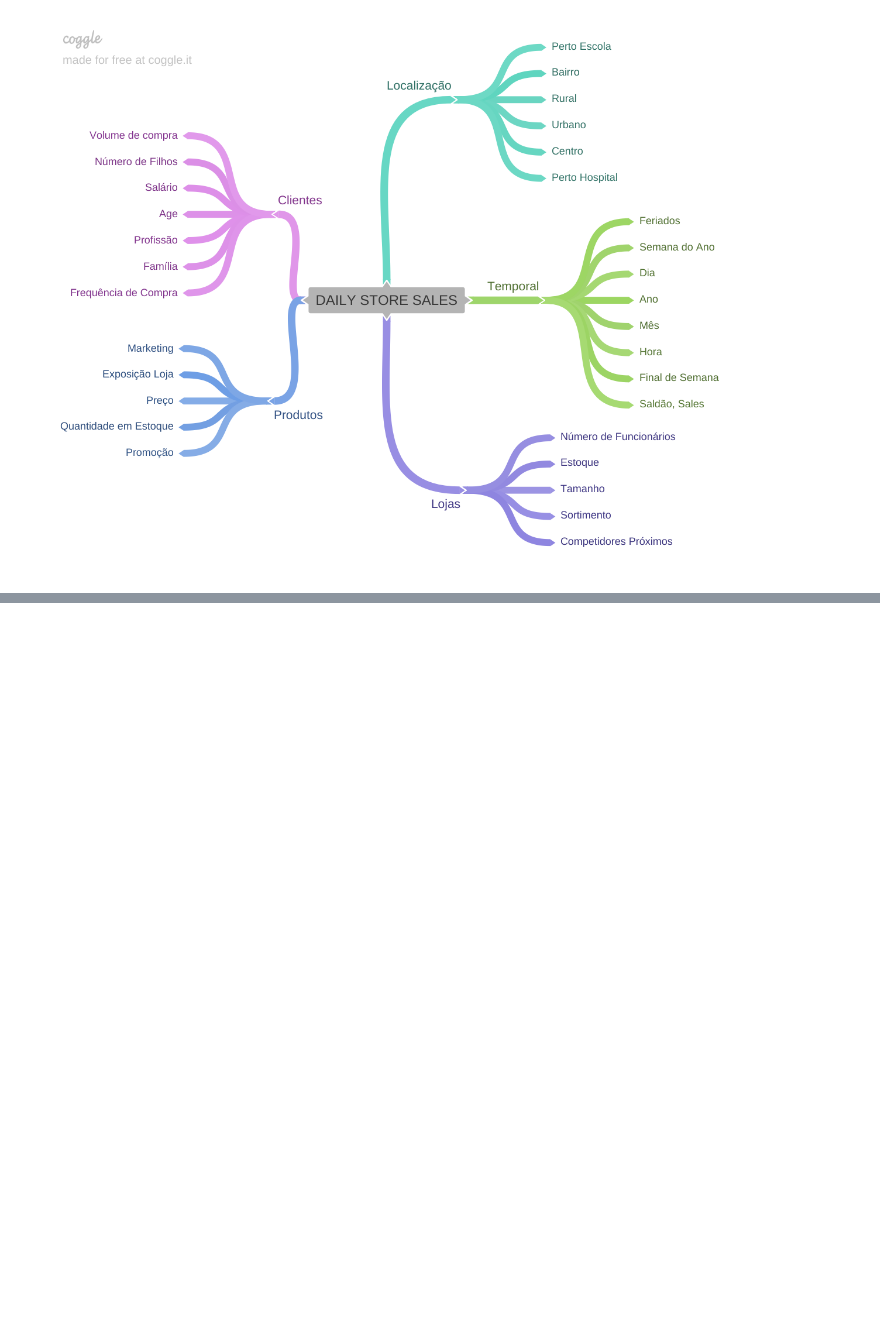
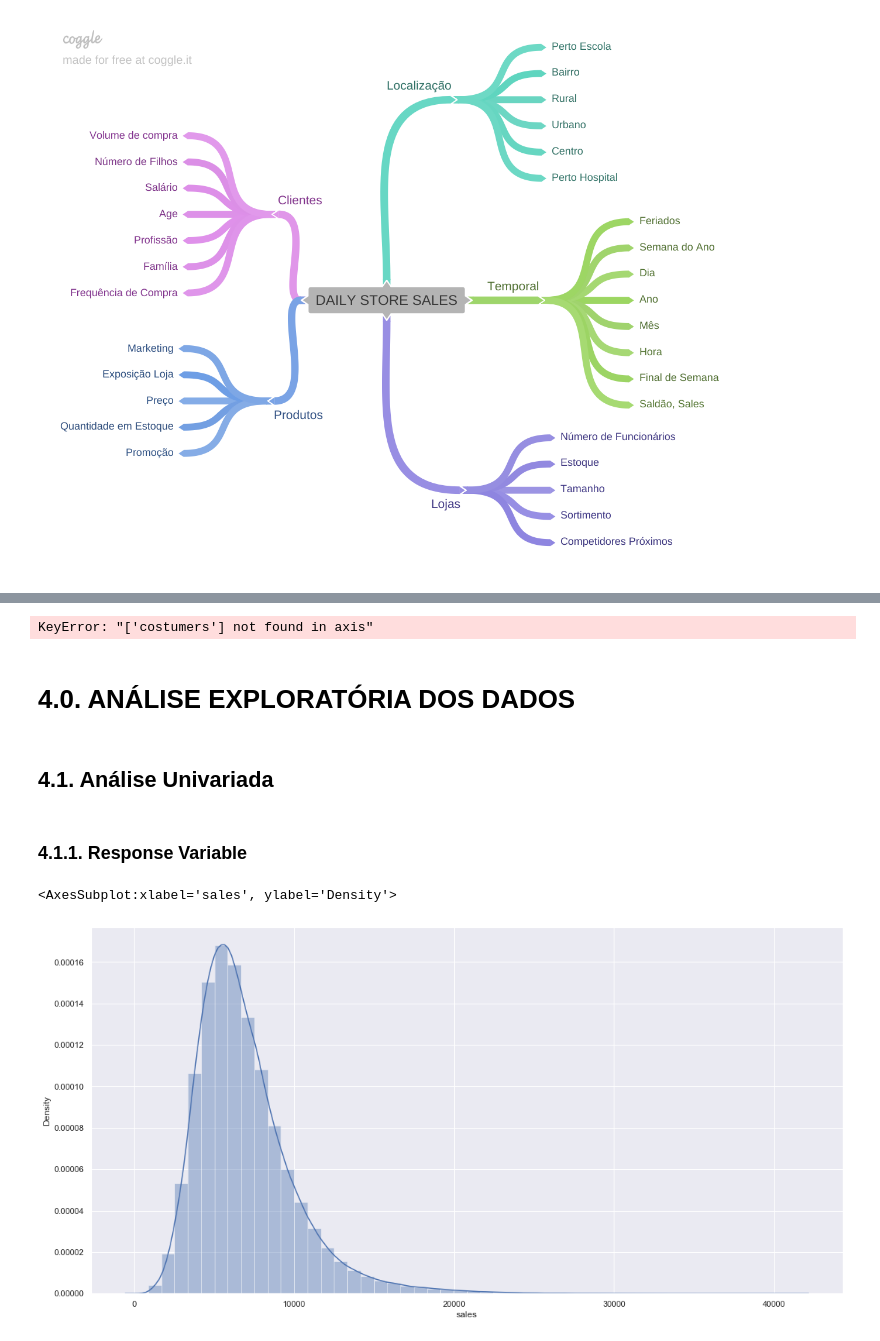
Before and after one commit to Barbosamuel/Data-Science-Em-Producao, a Jupyter notebook: M02_v01_store_sales_predict.ipynb, the cells around one changed output, grey strips where cells are left out. Drawn from its saved outputs; the diff is of its cells as text; code cells hidden in the pictures; blank space fills up the shorter version.

Commit message:
Analise Univariada

```diff
--- a/M02_v01_store_sales_predict.ipynb
+++ b/M02_v01_store_sales_predict.ipynb
@@ -442,0 +427,18 @@ Index(['store', 'day_of_week', 'date', 'sales', 'customers', 'open', 'promo',
+# %%
+cols_drop = ['costumers', 'open', 'promo_interval', 'month_map']
+df3 = df3.drop( cols_drop, axis=1 )
+# %% [output]
+KeyError: "['costumers'] not found in axis"
+# %% [markdown]
+# 4.0. ANÁLISE EXPLORATÓRIA DOS DADOS
+# %%
+df4 = df3.copy()
+# %% [markdown]
+## 4.1. Análise Univariada
+# %% [markdown]
+### 4.1.1. Response Variable
+# %%
+sns.distplot( df4['sales'] )
+# %% [output]
+<AxesSubplot:xlabel='sales', ylabel='Density'>
+[figure, added]
```
Also changed, not shown: parts of 56 cells of this notebook.
